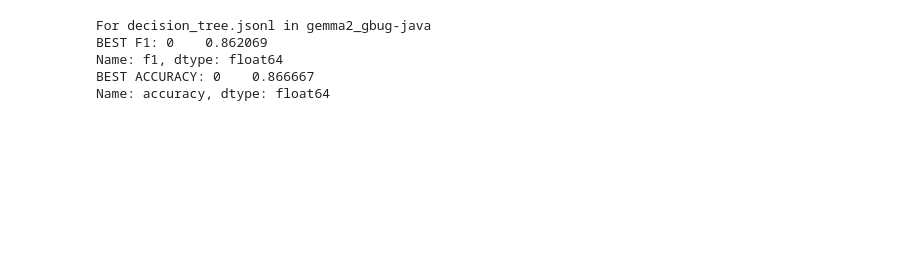
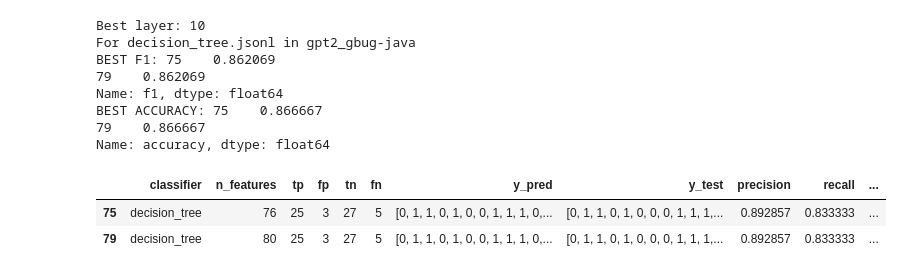
Before and after one commit to rufimelo99/SAE-Java-Bug-Detection, a Jupyter notebook: drl_patches/sparse_autoencoders/visualization.ipynb, the cells around one changed output. Drawn from its saved outputs; the diff is of its cells as text; code cells hidden in the pictures; blank space fills up the shorter version.

```diff
--- a/drl_patches/sparse_autoencoders/visualization.ipynb
+++ b/drl_patches/sparse_autoencoders/visualization.ipynb
@@ -25,40 +25,54 @@ def get_main_df(path, file_in_question):
                     data = f.readlines()
 
 
                 parsed_data = parse_jsonl(data)
                 df = pd.DataFrame(parsed_data)
 
                 # We have tp, fp, tn, fn
                 # We want precision, recall, f1
                 df["precision"] = df["tp"] / (df["tp"] + df["fp"])
                 df["recall"] = df["tp"] / (df["tp"] + df["fn"])
                 df["f1"] = 2 * (df["precision"] * df["recall"]) / (df["precision"] + df["recall"])
                 df["accuracy"] = (df["tp"] + df["tn"]) / (df["tp"] + df["tn"] + df["fp"] + df["fn"])
                 df["layer"] = re.search(r"layer(\d+)", root).group(1)
 
                 main_df = pd.concat([main_df, df])
 
     return main_df
 def get_best(main_df):
     best_accuracy = main_df[main_df["accuracy"] == main_df["accuracy"].max()]["accuracy"]
     best_f1 = main_df[main_df["f1"] == main_df["f1"].max()]["f1"]
-    return best_accuracy, best_f1
+    layer = main_df[main_df["f1"] == main_df["f1"].max()]["layer"]
+    print(f"Best layer: {layer.values[0]}")
+    return best_accuracy, best_f1, main_df[main_df["f1"] == main_df["f1"].max()]
 
 
-path = "gemma2_gbug-java"
-file_in_question = "logistic_regression.jsonl"
+path = "gpt2_gbug-java"
 file_in_question = "decision_tree.jsonl"
 main_df = get_main_df(path, file_in_question)
-best_accuracy, best_f1 = get_best(main_df)
+best_accuracy, best_f1, main_df = get_best(main_df)
 print(f"For {file_in_question} in {path}")
 print(f"BEST F1: {best_f1}")
 print(f"BEST ACCURACY: {best_accuracy}")
+# file_in_question = "logistic_regression.jsonl"
+# main_df = get_main_df(path, file_in_question)
+# best_accuracy, best_f1 = get_best(main_df)
+# print(f"For {file_in_question} in {path}")
+# print(f"BEST F1: {best_f1}")
+# print(f"BEST ACCURACY: {best_accuracy}")
+main_df
 # %% [output]
-For decision_tree.jsonl in gemma2_gbug-java
-BEST F1: 0    0.862069
+Best layer: 10
+For decision_tree.jsonl in gpt2_gbug-java
+BEST F1: 75    0.862069
+79    0.862069
 Name: f1, dtype: float64
-BEST ACCURACY: 0    0.866667
+BEST ACCURACY: 75    0.866667
+79    0.866667
 Name: accuracy, dtype: float64
+|  | classifier | n_features | tp | fp | tn | fn | y_pred | y_test | precision | recall | ... |
+| 75 | decision_tree | 76 | 25 | 3 | 27 | 5 | [0, 1, 1, 0, 1, 0, 0, 1, 1, 1, 0,... | [0, 1, 1, 0, 1, 0, 0, 0, 1, 1, 1,... | 0.892857 | 0.833333 | ... |
+| 79 | decision_tree | 80 | 25 | 3 | 27 | 5 | [0, 1, 1, 0, 1, 0, 0, 1, 1, 1, 0,... | [0, 1, 1, 0, 1, 0, 0, 0, 1, 1, 1,... | 0.892857 | 0.833333 | ... |
 # %%
 top_k_to_show = main_df["n_features"].unique().tolist()
 # create a table with the top k values as columns and the layers as rows. write the f1 values in the cells
```
Also changed, not shown: parts of 5 cells of this notebook, 5 other files.
